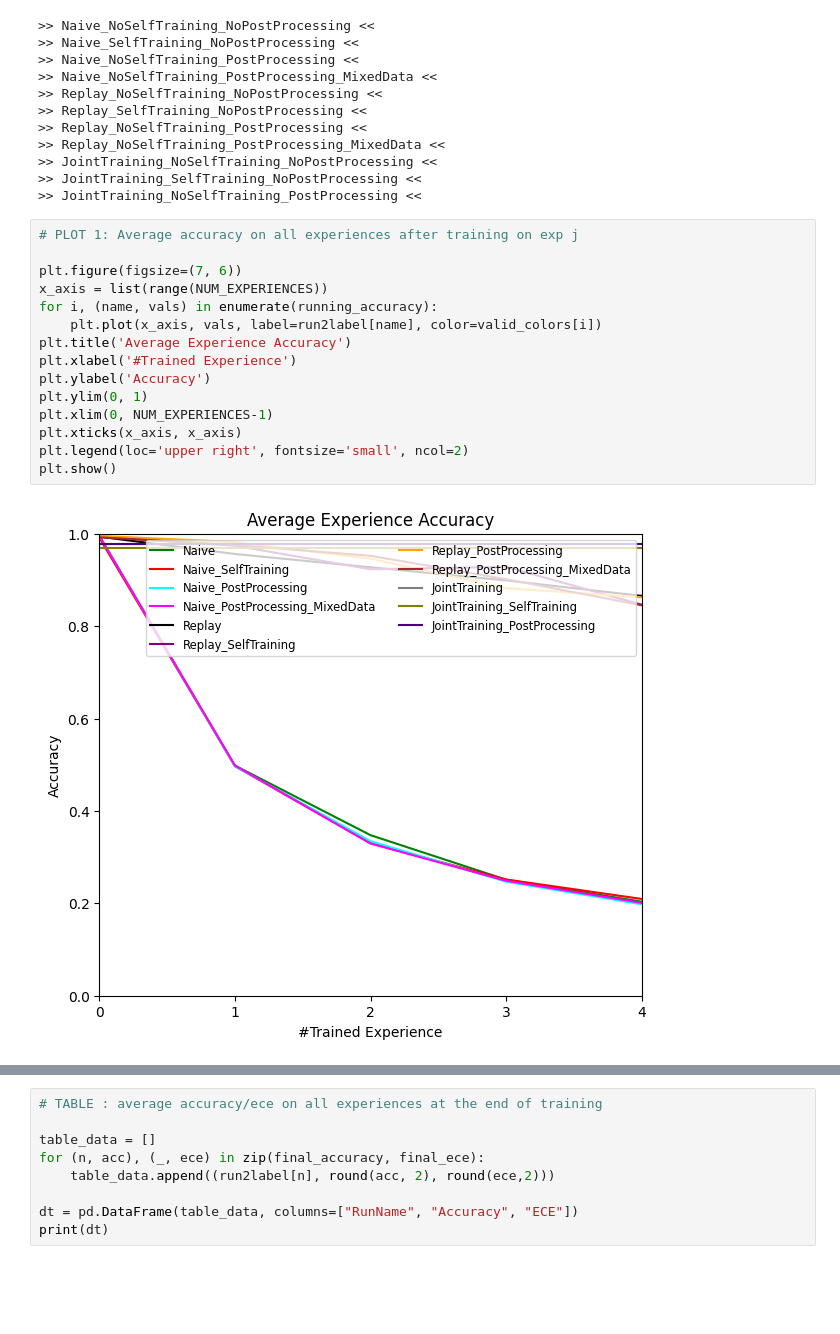
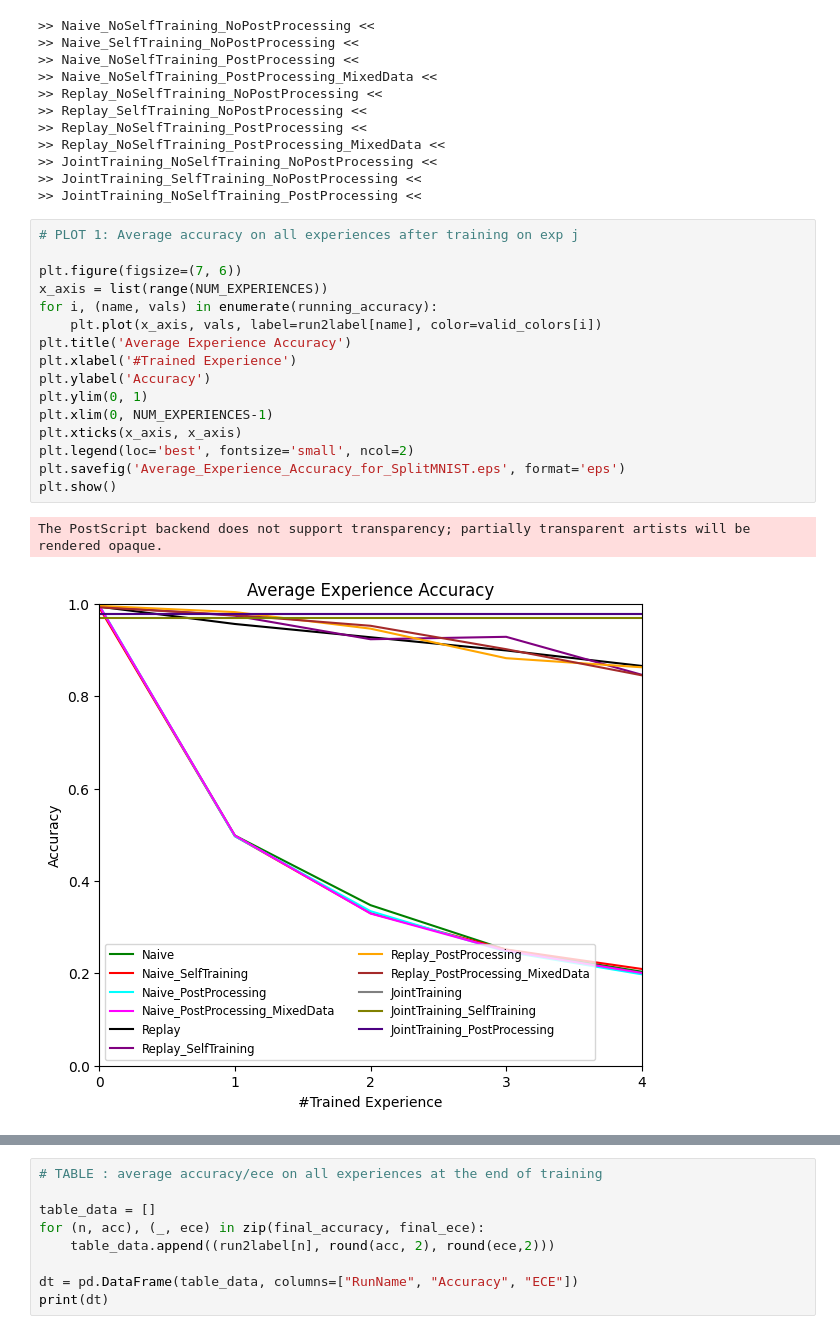
Before and after one commit to lilanpei/Continual-Calibration, a Jupyter notebook: SplitMNIST_metrics_plots.ipynb, the cells around one changed output, grey strips where cells are left out. Saved outputs shown, nothing was run; the diff lists cells and outputs as text; blank space fills up the shorter version.

Commit message:
Submit the SplitMNIST plotting

```diff
--- a/SplitMNIST_metrics_plots.ipynb
+++ b/SplitMNIST_metrics_plots.ipynb
@@ -142,20 +142,22 @@ for k, name in run2name.items():
 # %%
 # PLOT 1: Average accuracy on all experiences after training on exp j
 
 plt.figure(figsize=(7, 6))
 x_axis = list(range(NUM_EXPERIENCES))
 for i, (name, vals) in enumerate(running_accuracy):
     plt.plot(x_axis, vals, label=run2label[name], color=valid_colors[i])
 plt.title('Average Experience Accuracy')
 plt.xlabel('#Trained Experience')
 plt.ylabel('Accuracy')
 plt.ylim(0, 1)
 plt.xlim(0, NUM_EXPERIENCES-1)
 plt.xticks(x_axis, x_axis)
-plt.legend(loc='upper right', fontsize='small', ncol=2)
+plt.legend(loc='best', fontsize='small', ncol=2)
+plt.savefig('Average_Experience_Accuracy_for_SplitMNIST.eps', format='eps')
 plt.show()
 # %% [output]
+The PostScript backend does not support transparency; partially transparent artists will be rendered opaque.
-[figure, old version]
+[figure, new version]
 # %%
 # PLOT 2: Average ece on all experiences after training on exp j
 
```
Also changed, not shown: parts of 2 cells of this notebook, 1 other file.
